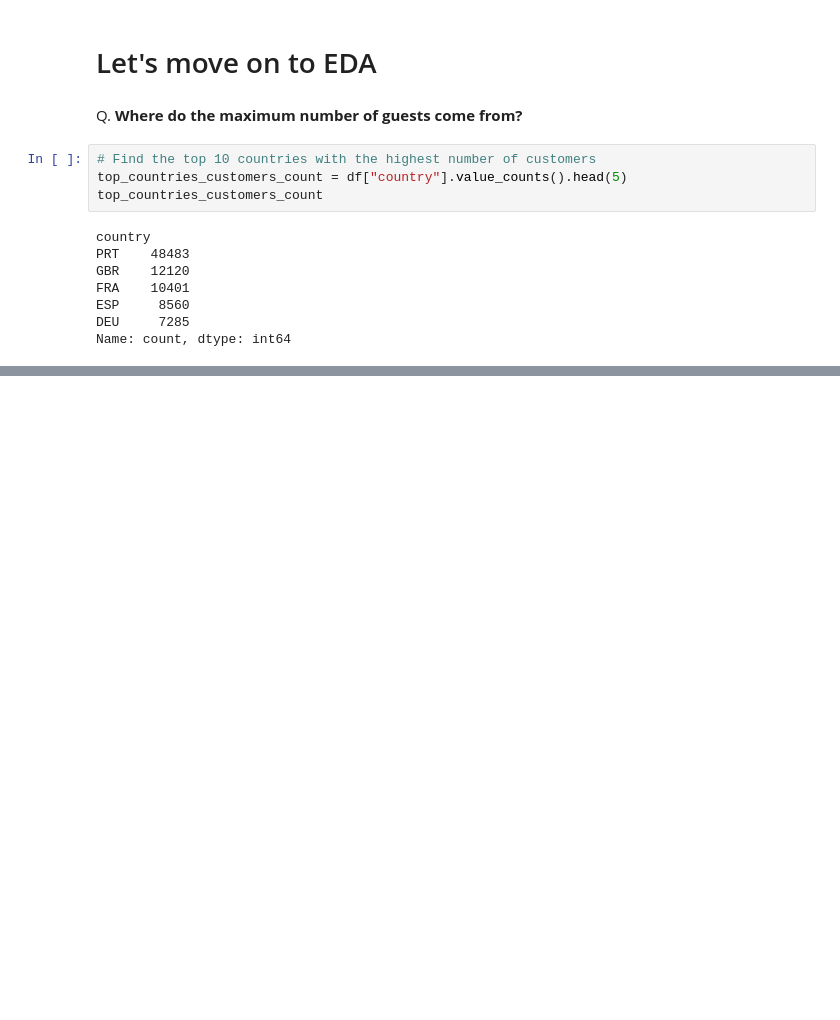
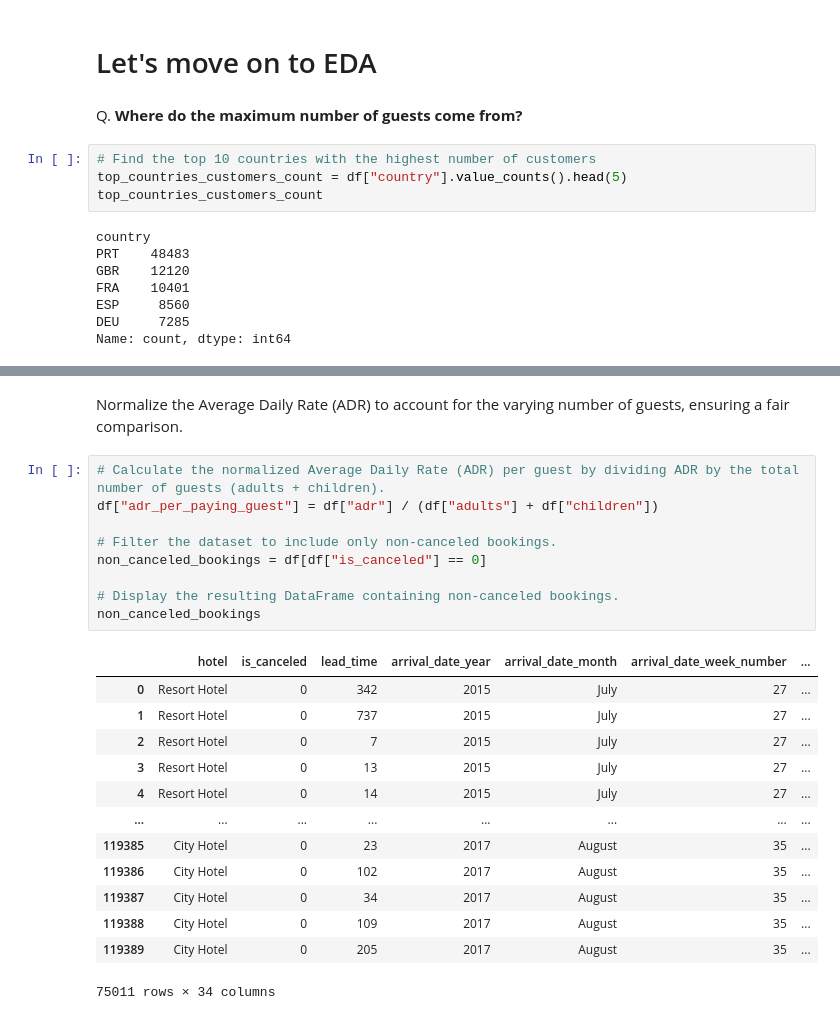
Before and after one commit to Chirag529/Hotel_EDA, a Jupyter notebook: main.ipynb, the cells around one changed output, grey strips where cells are left out. Saved outputs shown, nothing was run; the diff lists cells and outputs as text; blank space fills up the shorter version.

```diff
--- a/main.ipynb
+++ b/main.ipynb
@@ -196,0 +237,25 @@ DEU - Germany
+# %% [markdown]
+Normalize the Average Daily Rate (ADR) to account for the varying number of guests, ensuring a fair comparison.
+# %%
+# Calculate the normalized Average Daily Rate (ADR) per guest by dividing ADR by the total number of guests (adults + children).
+df["adr_per_paying_guest"] = df["adr"] / (df["adults"] + df["children"])
+
+# Filter the dataset to include only non-canceled bookings.
+non_canceled_bookings = df[df["is_canceled"] == 0]
+
+# Display the resulting DataFrame containing non-canceled bookings.
+non_canceled_bookings
+# %% [output]
+|  | hotel | is_canceled | lead_time | arrival_date_year | arrival_date_month | arrival_date_week_number | ... |
+| 0 | Resort Hotel | 0 | 342 | 2015 | July | 27 | ... |
+| 1 | Resort Hotel | 0 | 737 | 2015 | July | 27 | ... |
+| 2 | Resort Hotel | 0 | 7 | 2015 | July | 27 | ... |
+| 3 | Resort Hotel | 0 | 13 | 2015 | July | 27 | ... |
+| 4 | Resort Hotel | 0 | 14 | 2015 | July | 27 | ... |
+| ... | ... | ... | ... | ... | ... | ... | ... |
+| 119385 | City Hotel | 0 | 23 | 2017 | August | 35 | ... |
+| 119386 | City Hotel | 0 | 102 | 2017 | August | 35 | ... |
+| 119387 | City Hotel | 0 | 34 | 2017 | August | 35 | ... |
+| 119388 | City Hotel | 0 | 109 | 2017 | August | 35 | ... |
+| 119389 | City Hotel | 0 | 205 | 2017 | August | 35 | ... |
+75011 rows × 34 columns
```
Also changed, not shown: parts of 10 cells of this notebook.
